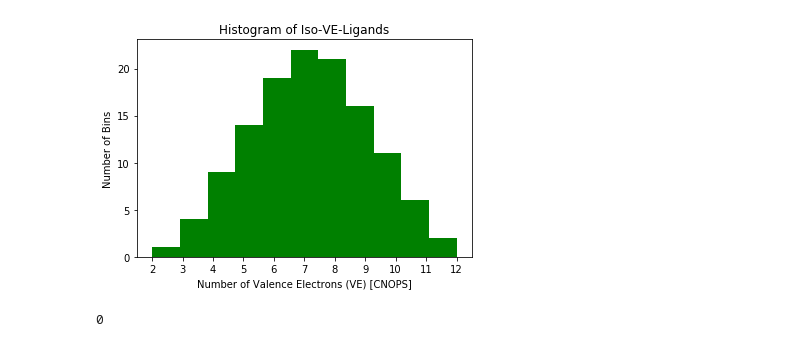
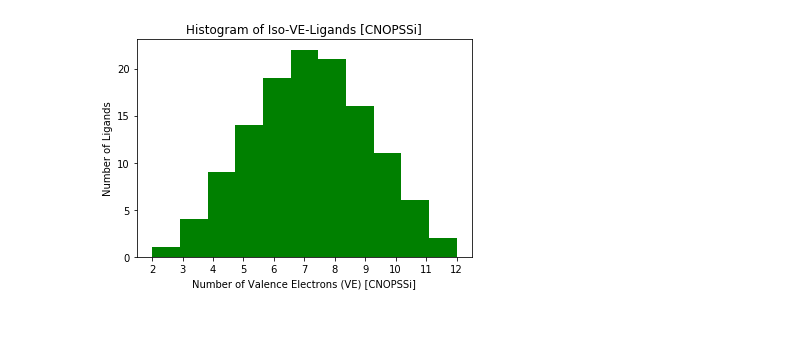
Before and after one commit to hjkgrp/smu, a Jupyter notebook: enum/enum.ipynb, the cells around one changed output. Saved outputs shown, nothing was run; the diff lists cells and outputs as text; code cells hidden in the pictures.

```diff
--- a/enum/enum.ipynb
+++ b/enum/enum.ipynb
@@ -4,8 +4,8 @@ import numpy as np
 import random
 # %%
 # list of elements with name as key and [total electrons, valence electrons, usually used for bonds] as value
-elemList = {'C':[6,4,4],'N':[7,5,3],'O':[8,6,2],'P':[15,5,3],'S':[16,6,2], 'Si':[14,4,4], 'Cl':[17,7,1]} # 'Si':[14,4,4],'Cl':[17,7,1]
-components = "CNOPS"
+elemList = {'C':[6,4,4],'N':[7,5,3],'O':[8,6,2],'P':[15,5,3],'S':[16,6,2],'Si':[14,4,4]} # 'Si':[14,4,4],'Cl':[17,7,1]
+components = "CNOPSSi"
 # number of charges we are sampling through
 chargeList = range(-2,3)
 # number of H atoms we are sampling through
@@ -253,18 +257,14 @@ plt.show()
 # %%
 # plot the number of ligands sorted by the number of VE (VE-isoelectronic structures)
 
 numBins = len(np.unique(veList))
 
 plt.hist(veList, bins = numBins, facecolor='green')
 plt.xlabel('Number of Valence Electrons (VE) ['+ components + "]")
-plt.ylabel('Number of Bins')
-plt.title('Histogram of Iso-VE-Ligands')
+plt.ylabel('Number of Ligands')
+plt.title('Histogram of Iso-VE-Ligands ['+ components + "]")
 plt.xticks(np.unique(veList))
-plt.savefig('hist_isove_ligands_' + components + ".pdf", bbox_inches='tight')
+# plt.savefig('hist_isove_ligands_' + components + ".pdf", bbox_inches='tight')
 plt.show()
 # %% [output]
-[figure, old version]
+[figure, new version]
-# %%
-6%2
-# %% [output]
-0
```
Also changed, not shown: parts of 4 cells of this notebook, 28 other files.
